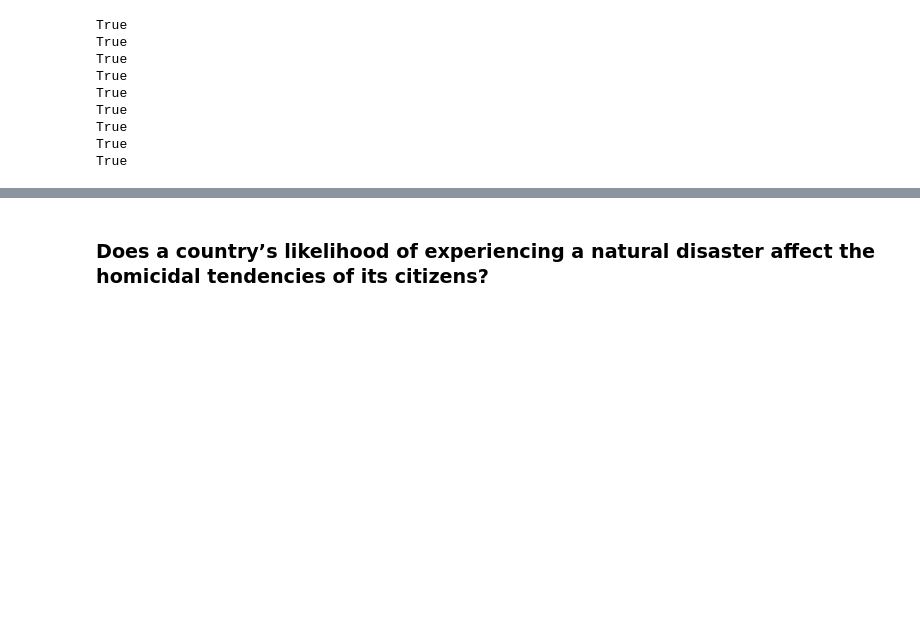
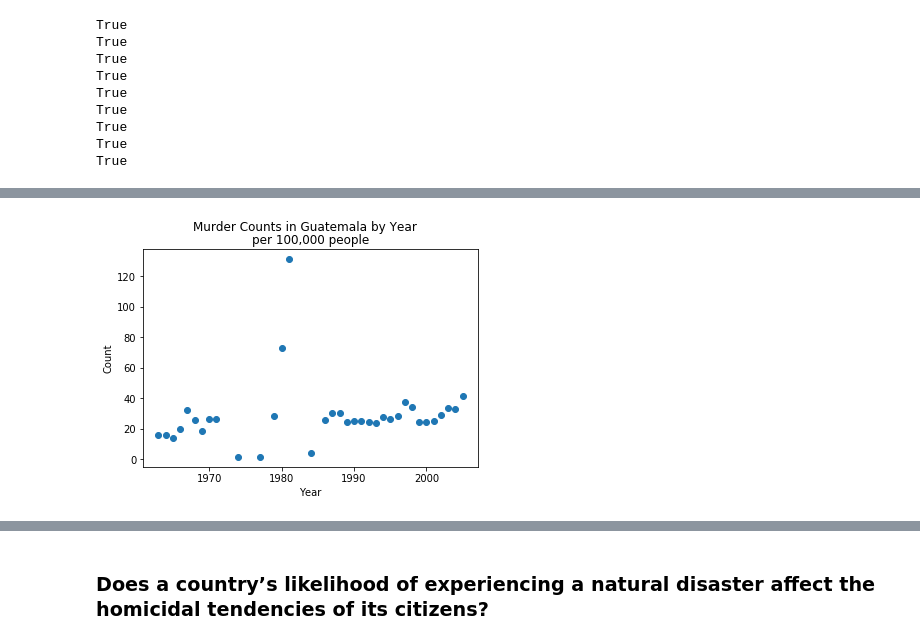
Before and after one commit to aeglon97/Investigate-A-Dataset, a Jupyter notebook: Investigate_a_Dataset.ipynb, the cells around one changed output, grey strips where cells are left out. Drawn from its saved outputs; the diff is of its cells as text; code cells hidden in the pictures; blank space fills up the shorter version.

```diff
--- a/Investigate_a_Dataset.ipynb
+++ b/Investigate_a_Dataset.ipynb
@@ -537,0 +618,14 @@ df_all.to_csv('./data/mindgap_all.csv', encoding = 'utf-8', index = False)
+# %%
+#isolate all records for Guatemala
+df_guatemala = df_mg[df_mg.country == 'Guatemala']
+# %%
+#show trend
+plt.scatter(data = df_guatemala, x = 'year', y = 'murder_rate')
+plt.ylabel('Count')
+plt.xlabel('Year')
+plt.suptitle('Murder Counts in Guatemala by Year')
+plt.title('per 100,000 people')
+
+plt.savefig('./visuals/guatemala-murder-rate.png')
+# %% [output]
+[figure, added]
```
Also changed, not shown: parts of 42 cells of this notebook, 3 other files.
